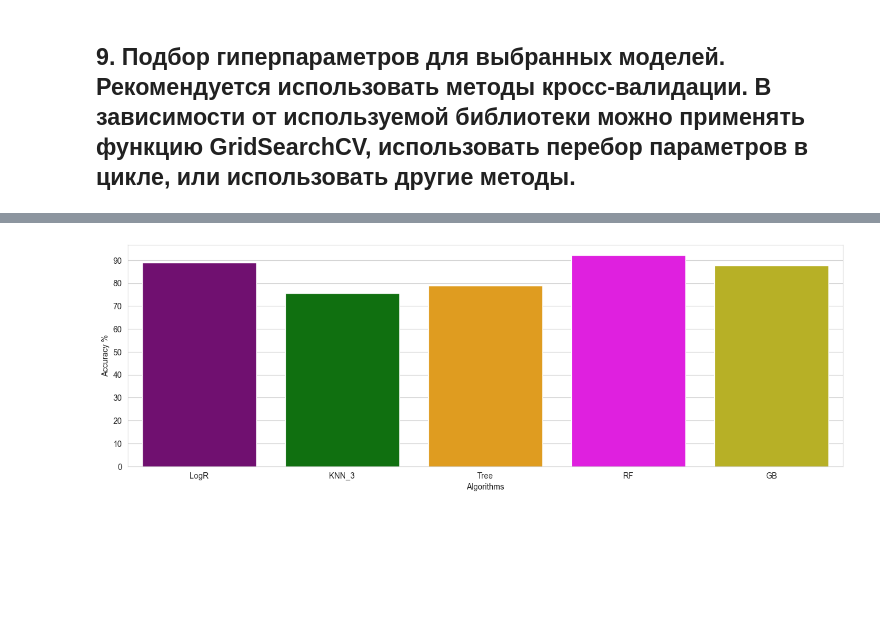
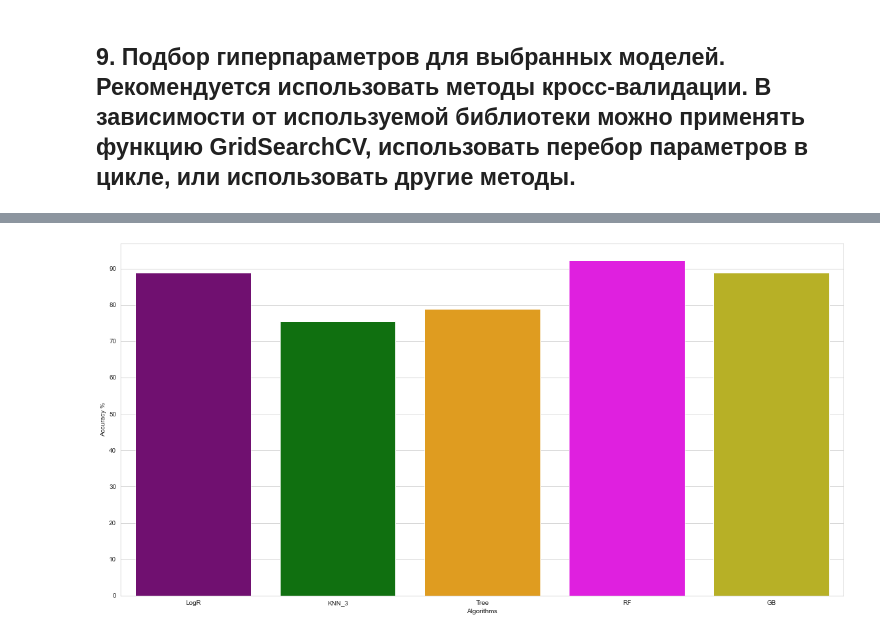
Before and after one commit to Putiversal/TMO-2022-, a Jupyter notebook: NIR/NIR.ipynb, the cells around one changed output, grey strips where cells are left out. Drawn from its saved outputs; the diff is of its cells as text; code cells hidden in the pictures; blank space fills up the shorter version.

```diff
--- a/NIR/NIR.ipynb
+++ b/NIR/NIR.ipynb
@@ -572,0 +556,4 @@ from sklearn.model_selection import GridSearchCV
+# %%
+n_range_list = list(range(0,300,10))
+n_range_list[0] = 1
+n_range_list
@@ -573,9 +578,9 @@ from sklearn.model_selection import GridSearchCV
 # %%
 grid_models = [(LogisticRegression(),[{'C':[0.25,0.5,0.75,1],'random_state':[0]}]),
-               (KNeighborsRegressor(), [{'n_neighbors':[1, 50, 100, 150, 200, 250, 300, 350, 400, 450, 500, 550, 600, 650, 700, 750, 800, 850, 900, 950]}]),
+               (KNeighborsClassifier(),[{'n_neighbors':n_range_list}]),
                (DecisionTreeClassifier(),[{'criterion':['gini','entropy'],'random_state':[0]}]),
-               (RandomForestClassifier(),[{'n_estimators':[100,150,200],'criterion':['gini','entropy'],'random_state':[0]}]),
-               (GradientBoostingClassifier(),[{'n_estimators':[10,20,50,100,150,200],'criterion':['friedman_mse','mse'],'loss':['deviance','exponential'],'learning_rate':[0.1, 0.5, 0.8, 1],'random_state':[0]}])]
+               (RandomForestClassifier(),[{'n_estimators':n_range_list,'criterion':['gini','entropy'],'random_state':[0]}]),
+               (GradientBoostingClassifier(),[{'n_estimators':n_range_list,'criterion':['friedman_mse','mse'],'loss':['deviance','exponential'],'learning_rate':[0.1, 0.5, 0.8, 1],'random_state':[0]}])]
 # %%
 for i,j in grid_models:
     grid = GridSearchCV(estimator=i,param_grid = j, scoring = 'accuracy',cv=2)
@@ -608,9 +617,9 @@ Best Parameters :  {'criterion': 'friedman_mse', 'learning_rate': 0.5, 'loss': '
 # %%
 models_params =    {'LogR': LogisticRegression(C = 1, random_state = 0),
-                    'KNN_3':KNeighborsClassifier(n_neighbors = 1),
+                    'KNN_3':KNeighborsClassifier(n_neighbors = 25),
                     'Tree':DecisionTreeClassifier(criterion = 'gini', random_state = 0),
                     'RF':RandomForestClassifier(criterion = 'gini', n_estimators = 100, random_state = 0),
-                    'GB':GradientBoostingClassifier(criterion = 'friedman_mse', learning_rate = 0.5, loss = 'exponential', n_estimators = 50, random_state = 0)}
+                    'GB':GradientBoostingClassifier(criterion = 'friedman_mse', learning_rate = 0.5, loss = 'exponential', n_estimators = 25, random_state = 0)}
 params_accuracies = {}
 # %%
 for model_name, model in models_params.items():
@@ -703,12 +714,12 @@ plt.show()
 # %%
 colors = ["purple", "green", "orange", "magenta","#CFC60E","#0FBBAE",'#417D7A','#066163','#4D4C7D']
 
 sns.set_style("whitegrid")
-plt.figure(figsize=(16,5))
+plt.figure(figsize=(20,10))
 plt.yticks(np.arange(0,100,10))
 plt.ylabel("Accuracy %")
 plt.xlabel("Algorithms")
-sns.barplot(x=list(accuracies.keys()), y=list(accuracies.values()), palette=colors)
+sns.barplot(x=list(params_accuracies.keys()), y=list(params_accuracies.values()), palette=colors)
 plt.show()
 # %% [output]
-[figure, old version]
+[figure, new version]
```
Also changed, not shown: parts of 25 cells of this notebook, 3 other files.
